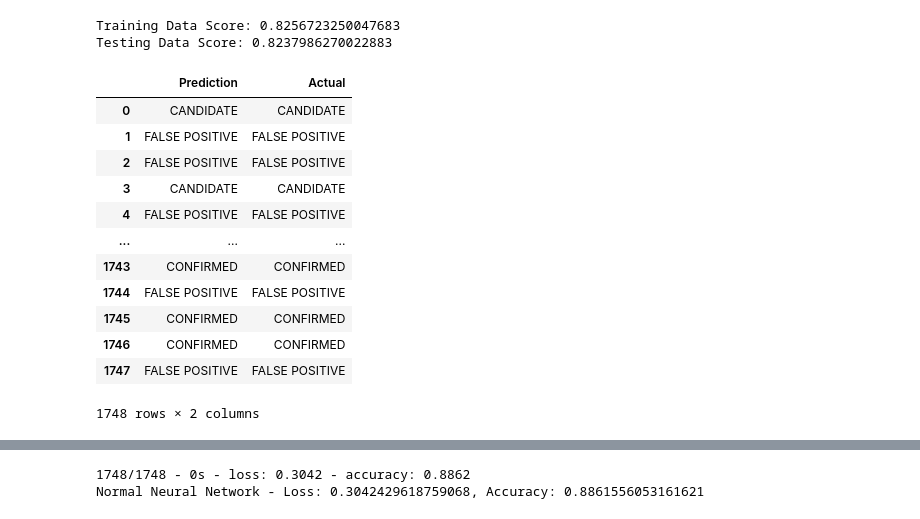
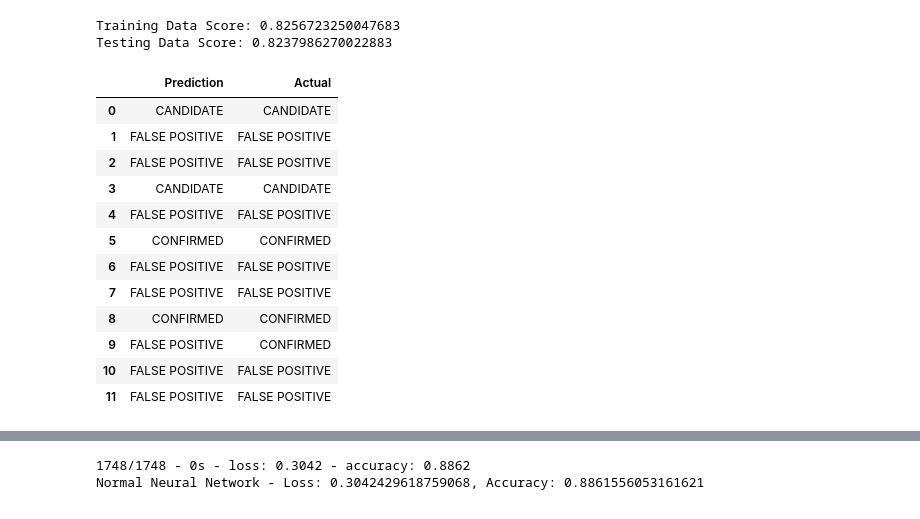
Before and after one commit to ramneekc/Exoplanet-Exploration, a Jupyter notebook: model_1.ipynb, the cells around one changed output, grey strips where cells are left out. Saved outputs shown, nothing was run; the diff lists cells and outputs as text; code cells hidden in the pictures.

Commit message:
added predictions

```diff
--- a/model_1.ipynb
+++ b/model_1.ipynb
@@ -114,22 +114,22 @@ print(f"Testing Data Score: {classifier.score(X_test_scaled, y_test)}")
 Training Data Score: 0.8256723250047683
 Testing Data Score: 0.8237986270022883
 # %%
-predictions = classifier.predict(X_test_scaled)
-pd.DataFrame({"Prediction": predictions, "Actual": y_test}).reset_index(drop=True)
+predictions = classifier.predict(X_test_scaled[:12])
+pd.DataFrame({"Prediction": predictions, "Actual": y_test[:12]}).reset_index(drop=True)
 # %% [output]
 |  | Prediction | Actual |
 | 0 | CANDIDATE | CANDIDATE |
 | 1 | FALSE POSITIVE | FALSE POSITIVE |
 | 2 | FALSE POSITIVE | FALSE POSITIVE |
 | 3 | CANDIDATE | CANDIDATE |
 | 4 | FALSE POSITIVE | FALSE POSITIVE |
-| ... | ... | ... |
-| 1743 | CONFIRMED | CONFIRMED |
-| 1744 | FALSE POSITIVE | FALSE POSITIVE |
-| 1745 | CONFIRMED | CONFIRMED |
-| 1746 | CONFIRMED | CONFIRMED |
-| 1747 | FALSE POSITIVE | FALSE POSITIVE |
+| 5 | CONFIRMED | CONFIRMED |
+| 6 | FALSE POSITIVE | FALSE POSITIVE |
+| 7 | FALSE POSITIVE | FALSE POSITIVE |
+| 8 | CONFIRMED | CONFIRMED |
+| 9 | FALSE POSITIVE | CONFIRMED |
+| 10 | FALSE POSITIVE | FALSE POSITIVE |
+| 11 | FALSE POSITIVE | FALSE POSITIVE |
-1748 rows × 2 columns
 # %%
 from tensorflow.keras.models import Sequential
 from tensorflow.keras.layers import Dense
```
Also changed, not shown: parts of 3 cells of this notebook.
